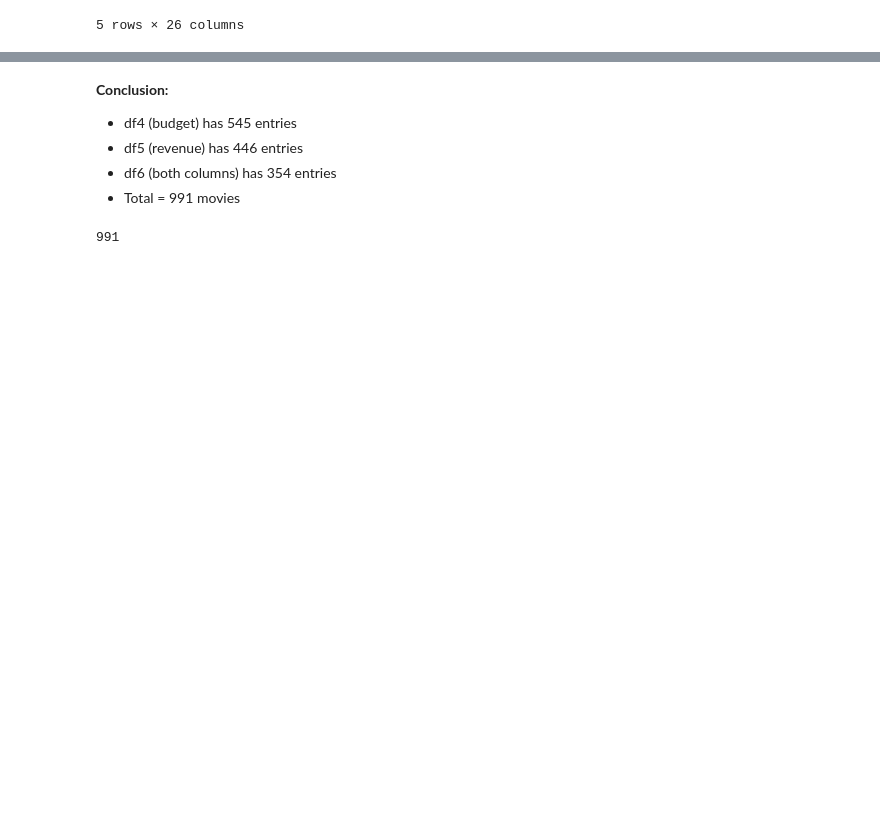
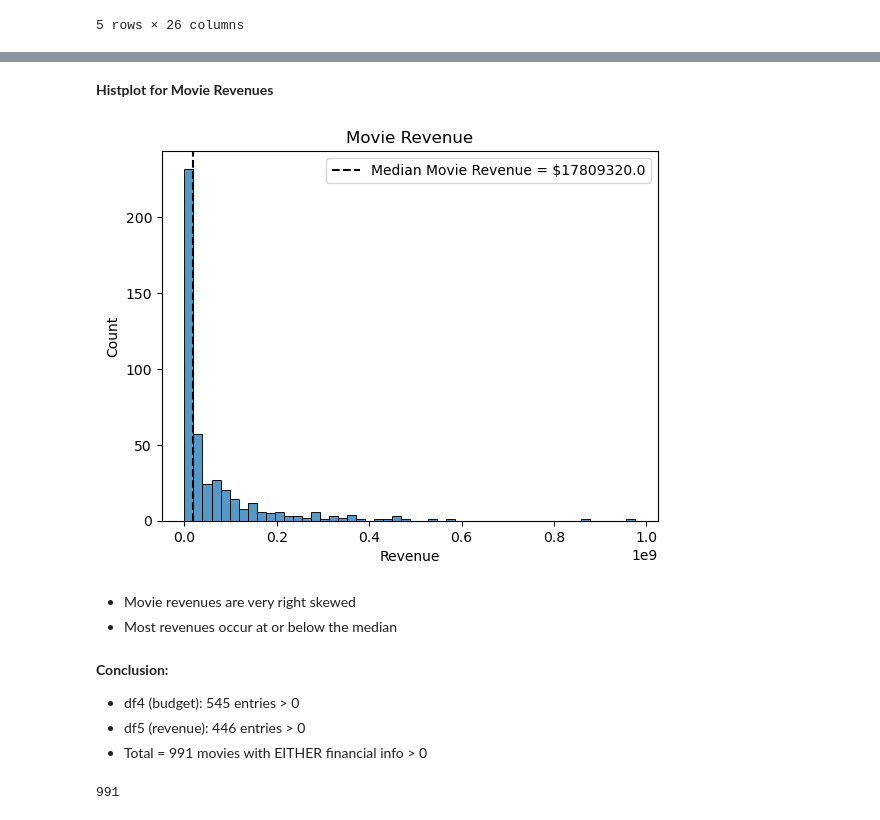
Before and after one commit to AshleyHeinrich/IMDB2, a Jupyter notebook: Exploratory_Data_Analysis.ipynb, the cells around one changed output, grey strips where cells are left out. Drawn from its saved outputs; the diff is of its cells as text; code cells hidden in the pictures; blank space fills up the shorter version.

```diff
--- a/Exploratory_Data_Analysis.ipynb
+++ b/Exploratory_Data_Analysis.ipynb
@@ -185,10 +189,29 @@ memory usage: 74.7+ KB
+# %% [markdown]
+**Histplot for Movie Revenues**
+# %%
+# Histplot for movies with revenue >0
+
+ax = sns.histplot(data = df5, x = 'revenue', bins = 50)
+
+ax.set(title = 'Movie Revenue', xlabel = 'Revenue')
+
+median = df5['revenue'].median()
+
+ax.axvline(median, color = 'black', ls = '--',
+           label = f'Median Movie Revenue = ${median}')
+
+ax.legend();
+# %% [output]
+[figure, added]
+# %% [markdown]
+* Movie revenues are very right skewed
+* Most revenues occur at or below the median
 # %% [markdown]
 **Conclusion:**
 
-* df4 (budget) has 545 entries
-* df5 (revenue) has 446 entries
-* df6 (both columns) has 354 entries
-* Total = 991 movies
+* df4 (budget): 545 entries > 0
+* df5 (revenue): 446 entries > 0
+* Total = 991 movies with EITHER financial info > 0
 # %%
 # Math
 545 + 446
```
Also changed, not shown: parts of 30 cells of this notebook, 1 other file.
